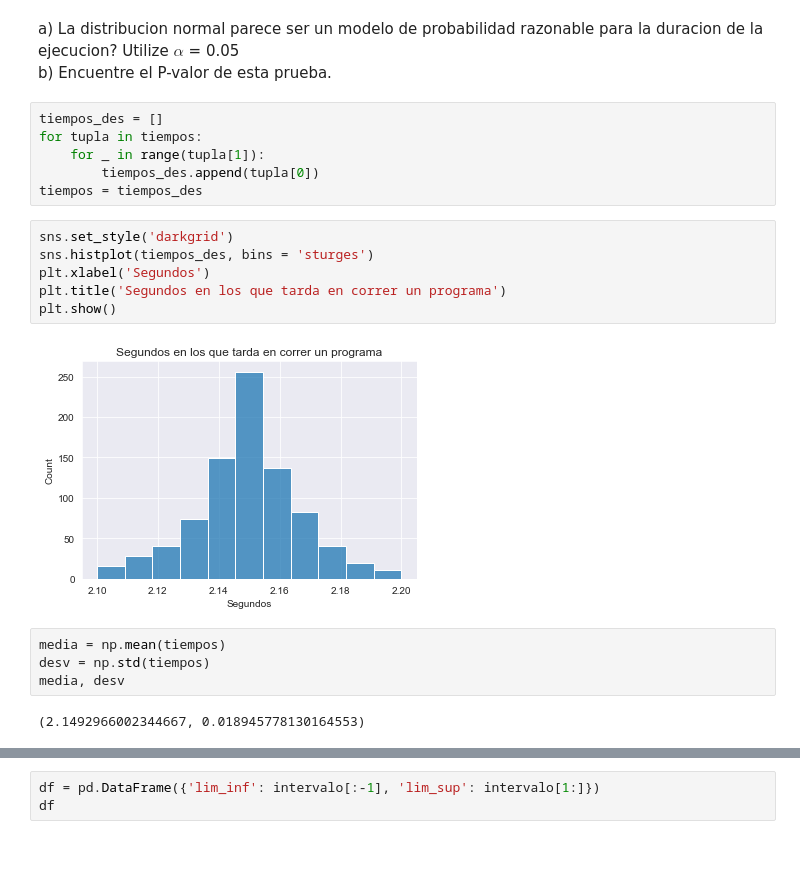
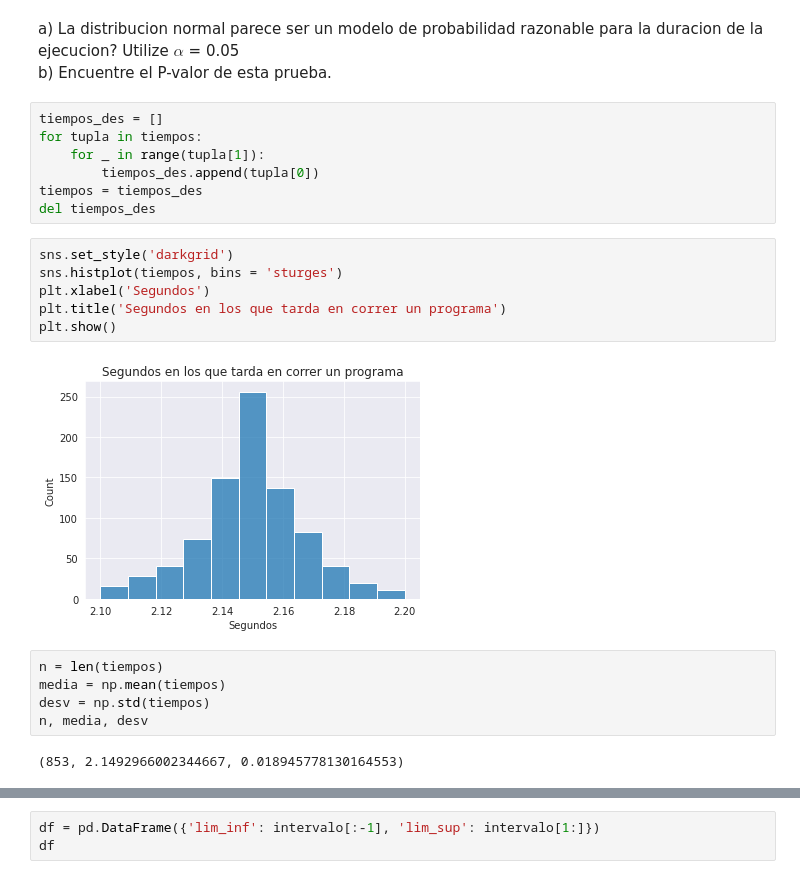
Before and after one commit to Pmz94/data-science, a Jupyter notebook: bondad_ajuste/ejercicio_8-88.ipynb, the cells around one changed output, grey strips where cells are left out. Saved outputs shown, nothing was run; the diff lists cells and outputs as text; blank space fills up the shorter version.

```diff
--- a/bondad_ajuste/ejercicio_8-88.ipynb
+++ b/bondad_ajuste/ejercicio_8-88.ipynb
@@ -35,17 +35,19 @@ for tupla in tiempos:
 	for _ in range(tupla[1]):
 		tiempos_des.append(tupla[0])
 tiempos = tiempos_des
+del tiempos_des
 # %%
 sns.set_style('darkgrid')
-sns.histplot(tiempos_des, bins = 'sturges')
+sns.histplot(tiempos, bins = 'sturges')
 plt.xlabel('Segundos')
 plt.title('Segundos en los que tarda en correr un programa')
 plt.show()
 # %% [output]
-[figure, old version]
+[figure, new version]
 # %%
+n = len(tiempos)
 media = np.mean(tiempos)
 desv = np.std(tiempos)
-media, desv
+n, media, desv
 # %% [output]
-(2.1492966002344667, 0.018945778130164553)
+(853, 2.1492966002344667, 0.018945778130164553)
```
Also changed, not shown: parts of 28 cells of this notebook, 3 other files.
